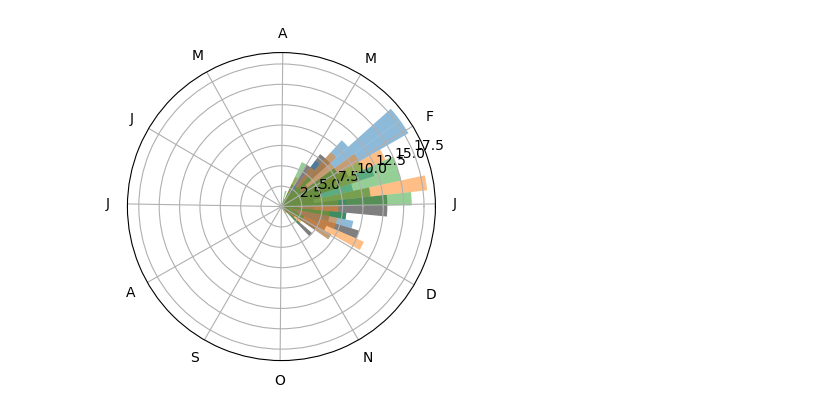
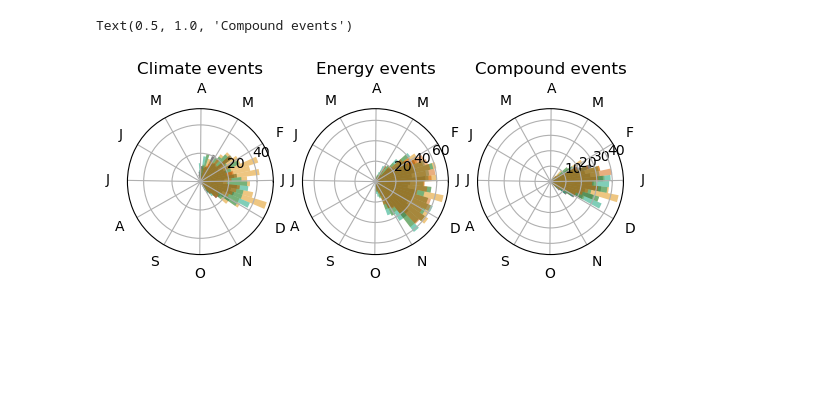
Before and after one commit to ECMWFCode4Earth/weave, a Jupyter notebook: Uninteractive.ipynb, the cells around one changed output. Drawn from its saved outputs; the diff is of its cells as text; code cells hidden in the pictures; blank space fills up the shorter version.

```diff
--- a/Uninteractive.ipynb
+++ b/Uninteractive.ipynb
@@ -78,6 +122,11 @@ event_duration_histplot(events, ax_duration, palette, legend = False)
-# %%
-fig = plt.figure(figsize = (4,4))
-ax_season = fig.add_subplot(111, projection = "polar")
-event_seasonnality_histplot(events, ax_season, palette, legend = False)
-# %% [output]
-[figure, removed]
+# %%
+fig, axs = plt.subplots(1, 3, subplot_kw = dict(projection = "polar"))
+event_seasonnality_histplot(climate_events, axs[0], palette, legend = False)
+axs[0].set_title("Climate events")
+event_seasonnality_histplot(energy_events, axs[1], palette, legend = False)
+axs[1].set_title("Energy events")
+event_seasonnality_histplot(compound_events, axs[2], palette, legend = False)
+axs[2].set_title("Compound events")
+# %% [output]
+Text(0.5, 1.0, 'Compound events')
+[figure, added]
```
Also changed, not shown: parts of 12 cells of this notebook, 5 other files.
